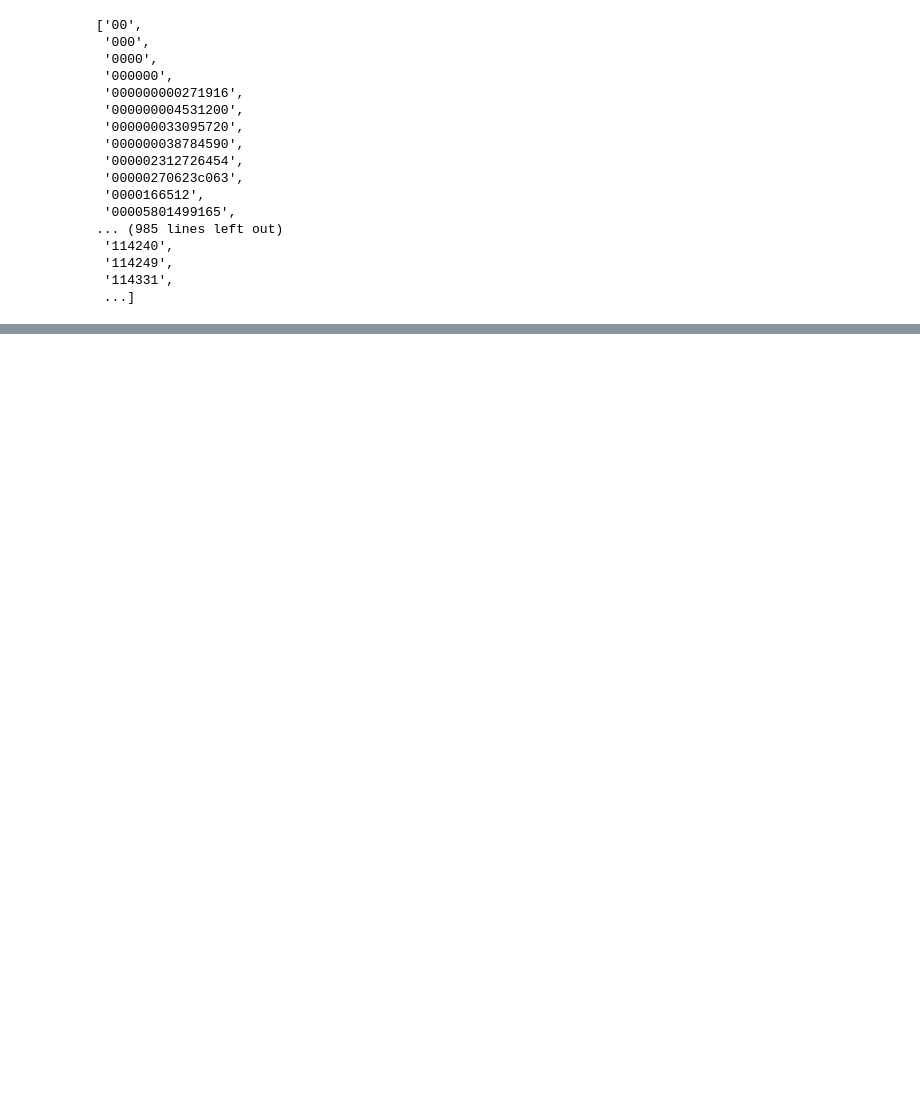
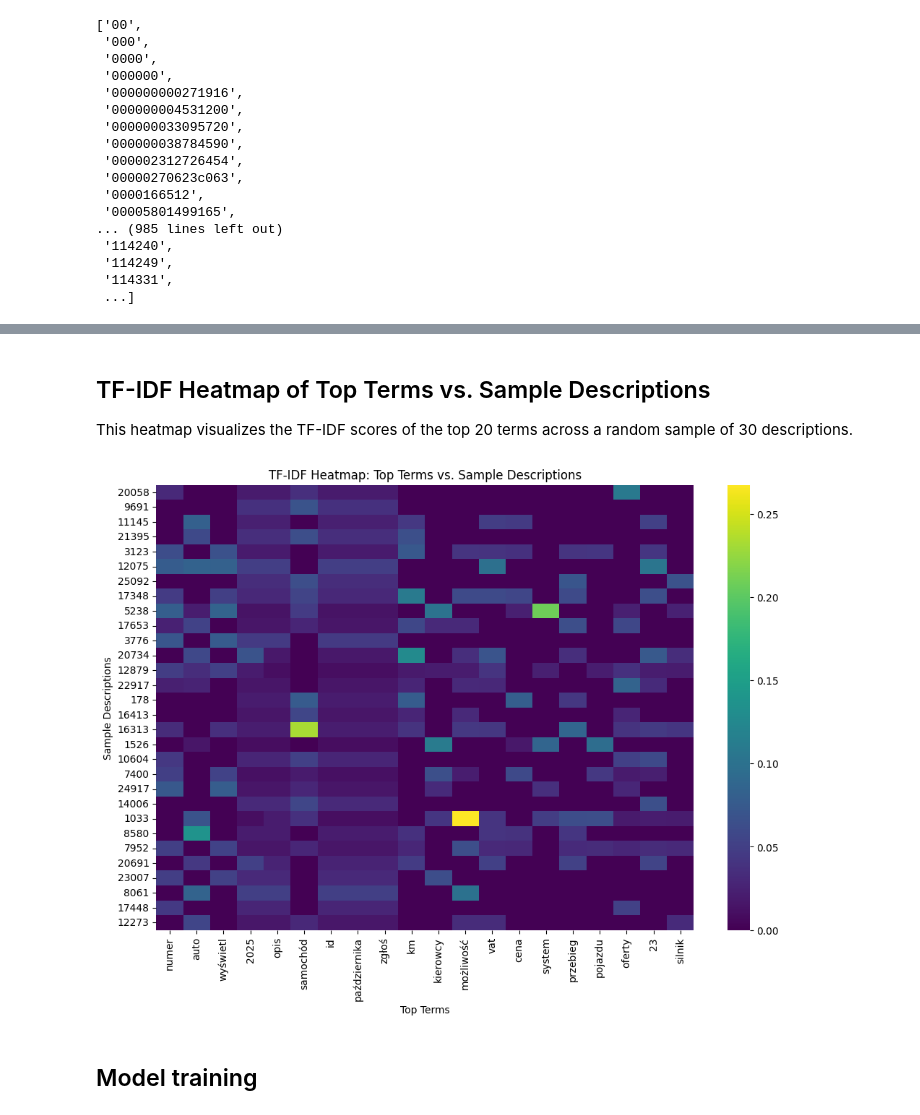
Before and after one commit to Advanced-Data-Mining/Otomoto_data_mining, a Jupyter notebook: analysis.ipynb, the cells around one changed output, grey strips where cells are left out. Cells and saved outputs as stored; diff of their text form; code cells hidden in the pictures; blank space fills up the shorter version.

```diff
--- a/analysis.ipynb
+++ b/analysis.ipynb
@@ -236,0 +279,10 @@ list(vectorizer.get_feature_names_out())
+# %%
+from collections import Counter
+import spacy
+
+nlp = spacy.load("pl_core_news_sm")
+stopwords = nlp.Defaults.stop_words
+
+words = [w for desc in descs for w in desc.split() if w not in stopwords]
+common_words = Counter(words).most_common(20)
+print("Top 20 words:", common_words)
@@ -236,0 +325,16 @@ list(vectorizer.get_feature_names_out())
+# %%
+from sklearn.feature_extraction.text import TfidfVectorizer
+
+vectorizer = TfidfVectorizer(stop_words=list(nlp.Defaults.stop_words))
+tfidf_matrix = vectorizer.fit_transform(descs)
+
+# Show feature names and TF-IDF matrix shape
+print("TF-IDF matrix shape:", tfidf_matrix.shape)
+print("Vocabulary size:", len(vectorizer.get_feature_names_out()))
+
+# Example: Top 10 terms for the first description
+import numpy as np
+first_row = tfidf_matrix[10].toarray().flatten()
+top_indices = np.argsort(first_row)[::-1][:10]
+top_terms = [vectorizer.get_feature_names_out()[i] for i in top_indices if first_row[i] > 0]
+print("Top TF-IDF terms for first description:", top_terms)
@@ -236,0 +359,25 @@ list(vectorizer.get_feature_names_out())
+# %% [markdown]
+## TF-IDF Heatmap of Top Terms vs. Sample Descriptions
+This heatmap visualizes the TF-IDF scores of the top 20 terms across a random sample of 30 descriptions.
+# %%
+import seaborn as sns
+
+N = 20
+tfidf_means = np.asarray(tfidf_matrix.mean(axis=0)).flatten()
+top_indices = np.argsort(tfidf_means)[::-1][:N]
+top_terms = [vectorizer.get_feature_names_out()[i] for i in top_indices]
+
+M = 30
+sample_indices = np.random.choice(tfidf_matrix.shape[0], M, replace=False)
+sample_matrix = tfidf_matrix[sample_indices][:, top_indices].toarray()
+
+plt.figure(figsize=(12, 8))
+sns.heatmap(sample_matrix, xticklabels=top_terms, yticklabels=sample_indices, cmap="viridis")
+plt.title("TF-IDF Heatmap: Top Terms vs. Sample Descriptions")
+plt.xlabel("Top Terms")
+plt.ylabel("Sample Descriptions")
+plt.show()
+# %% [output]
+[figure, added]
+# %% [markdown]
+## Model training
```
Also changed, not shown: parts of 19 cells of this notebook, 1 other file.
